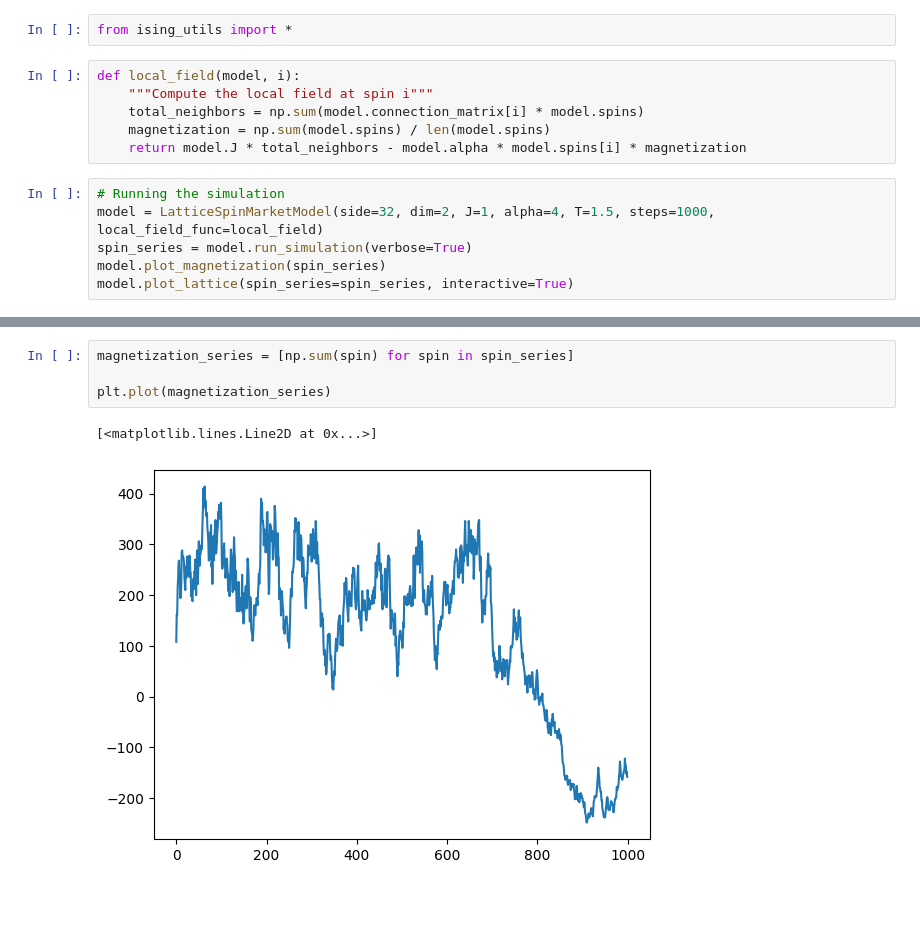
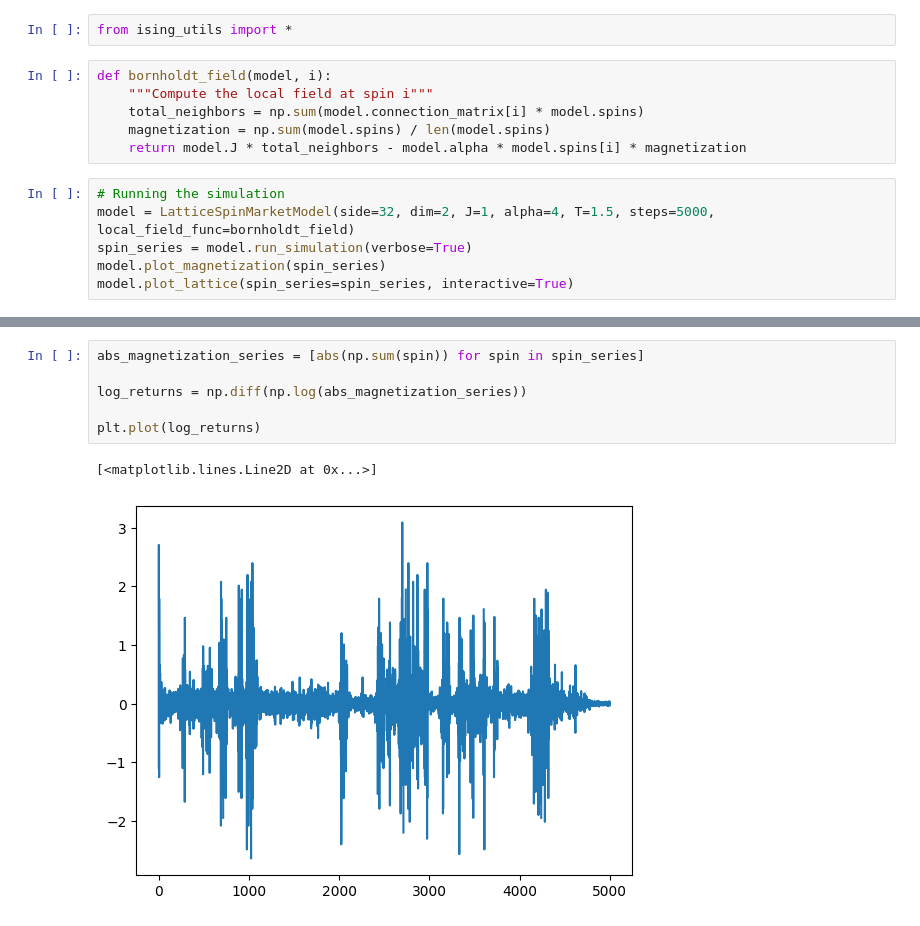
Before and after one commit to eghirardo/ising-markets, a Jupyter notebook: Code/Bornholdt.ipynb, the cells around one changed output, grey strips where cells are left out. Drawn from its saved outputs; the diff is of its cells as text.

```diff
--- a/Code/Bornholdt.ipynb
+++ b/Code/Bornholdt.ipynb
@@ -3,14 +3,14 @@
 # %%
 from ising_utils import *
 # %%
-def local_field(model, i):
+def bornholdt_field(model, i):
     """Compute the local field at spin i"""
     total_neighbors = np.sum(model.connection_matrix[i] * model.spins)
     magnetization = np.sum(model.spins) / len(model.spins)
     return model.J * total_neighbors - model.alpha * model.spins[i] * magnetization
 # %%
 # Running the simulation
-model = LatticeSpinMarketModel(side=32, dim=2, J=1, alpha=4, T=1.5, steps=1000, local_field_func=local_field)
+model = LatticeSpinMarketModel(side=32, dim=2, J=1, alpha=4, T=1.5, steps=5000, local_field_func=bornholdt_field)
 spin_series = model.run_simulation(verbose=True)
 model.plot_magnetization(spin_series)
 model.plot_lattice(spin_series=spin_series, interactive=True)
@@ -32,7 +45,9 @@ interactive(children=(IntSlider(value=0, description='t', max=999), Output()), _
 # %%
-magnetization_series = [np.sum(spin) for spin in spin_series]
+abs_magnetization_series = [abs(np.sum(spin)) for spin in spin_series]
 
-plt.plot(magnetization_series)
+log_returns = np.diff(np.log(abs_magnetization_series))
+
+plt.plot(log_returns)
 # %% [output]
 [<matplotlib.lines.Line2D at 0x...>]
-[figure, old version]
+[figure, new version]
```
Also changed, not shown: parts of 3 cells of this notebook.
